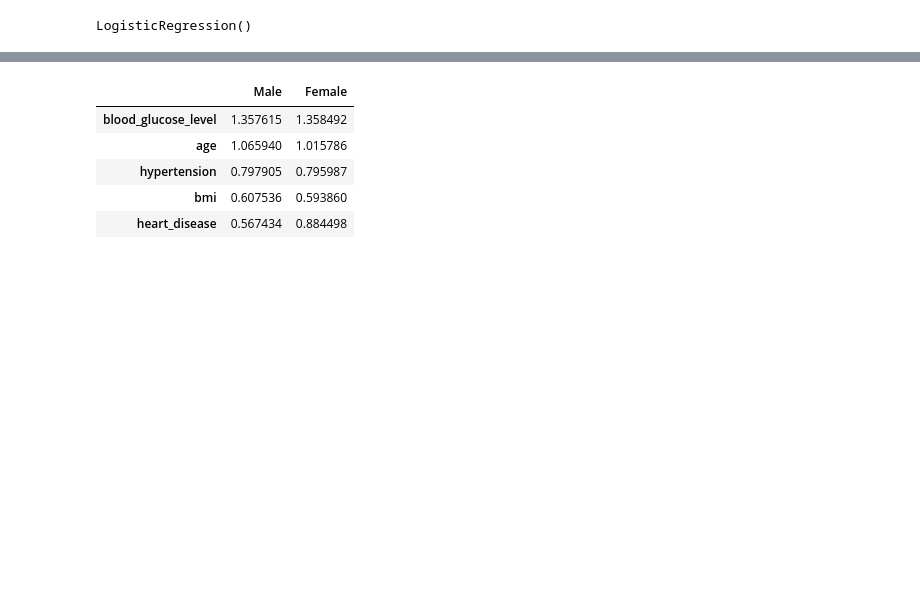
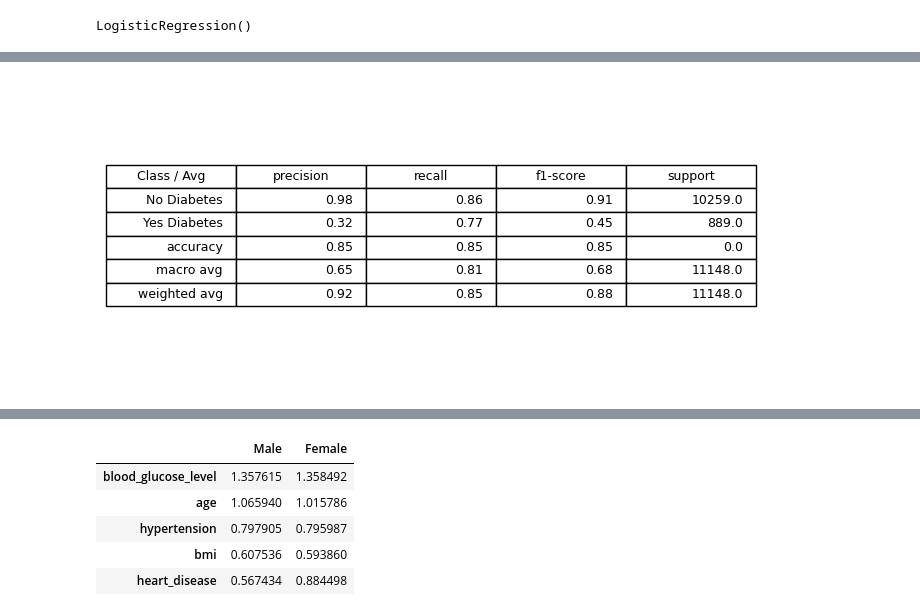
Before and after one commit to raygomez16/data309_datasciencecapstoneproject_diabetesprediction, a Jupyter notebook: 05_gender_based_logistic_regression.ipynb, the cells around one changed output, grey strips where cells are left out. Saved outputs shown, nothing was run; the diff lists cells and outputs as text; code cells hidden in the pictures; blank space fills up the shorter version.

```diff
--- a/05_gender_based_logistic_regression.ipynb
+++ b/05_gender_based_logistic_regression.ipynb
@@ -145,0 +181,34 @@ weighted avg       0.94      0.94      0.94     11148
+# %%
+#classification report for females for better presentable
+report = classification_report(
+    y_female_test, y_pred,
+    target_names=['No Diabetes', 'Yes Diabetes'],
+    output_dict=True
+)
+df = pd.DataFrame(report).T
+
+row_order = ['No Diabetes', 'Yes Diabetes', 'accuracy', 'macro avg', 'weighted avg']
+df = df.reindex([r for r in row_order if r in df.index])
+
+num_cols = [c for c in df.columns if c != 'support']
+df[num_cols] = df[num_cols].astype(float).round(2)
+if 'support' in df.columns:
+    df['support'] = df['support'].astype(int)
+
+fig_h = 1.5 + 0.35 * len(df)
+fig_w = 6.8
+fig, ax = plt.subplots(figsize=(fig_w, fig_h))
+ax.axis('off')
+
+table_data = np.column_stack([df.index.to_list(), df.values])
+col_labels = ['Class / Avg'] + df.columns.to_list()
+
+tbl = ax.table(cellText=table_data, colLabels=col_labels, loc='center')
+tbl.auto_set_font_size(False)
+tbl.set_fontsize(9)
+tbl.scale(1, 1.2)
+
+plt.tight_layout()
+#plt.savefig('05: classification_report_females.png', dpi=200, bbox_inches='tight')
+# %% [output]
+[figure, added]
```
Also changed, not shown: parts of 10 cells of this notebook, 3 other files.
